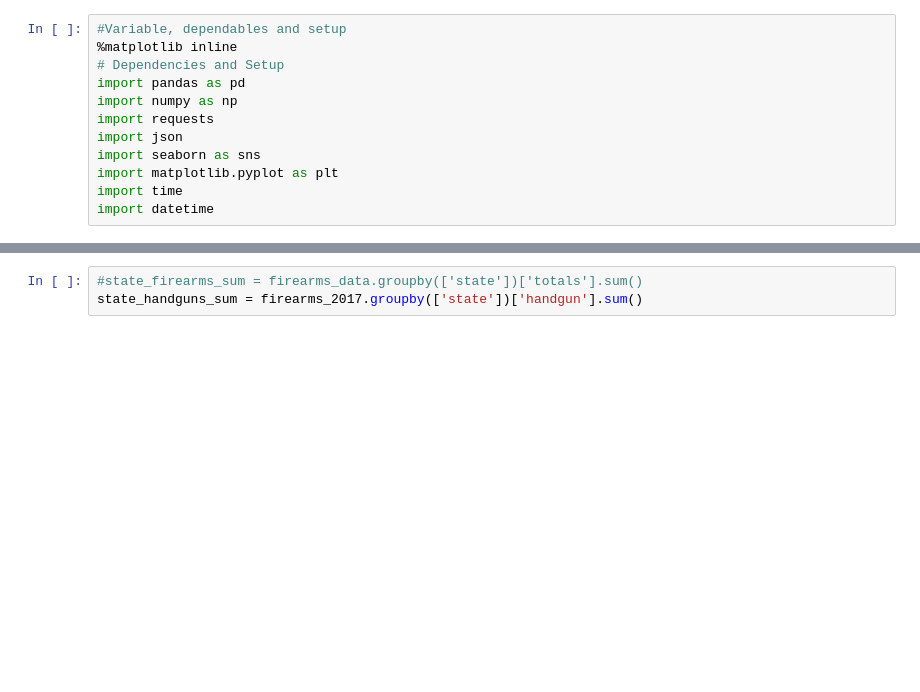
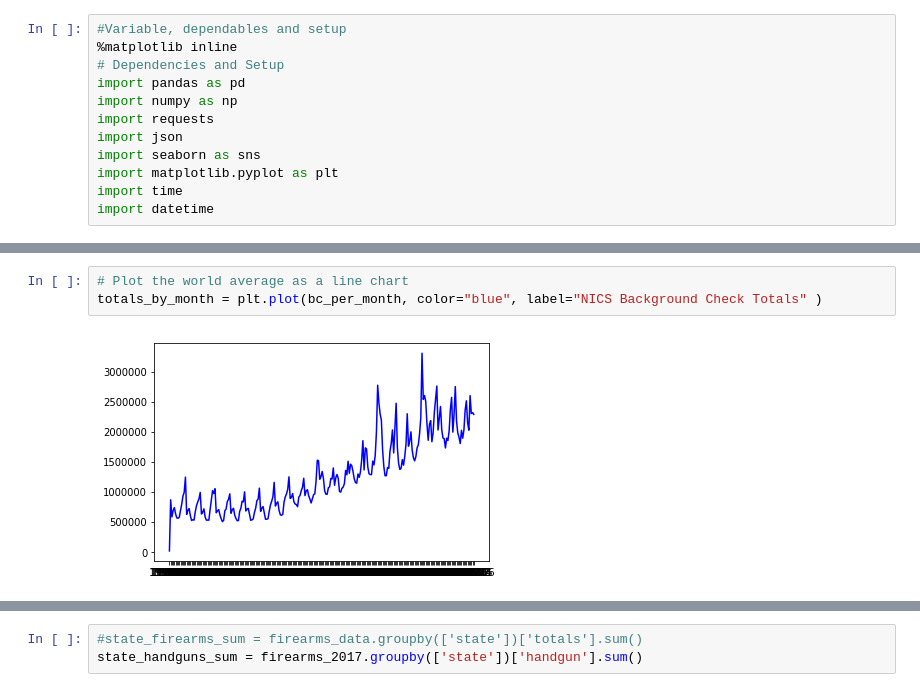
Before and after one commit to vabigdatamover/dream-team, a Jupyter notebook: GraphingFirearms_v1_Mike.ipynb, the cells around one changed output, grey strips where cells are left out. Drawn from its saved outputs; the diff is of its cells as text; blank space fills up the shorter version.

```diff
--- a/GraphingFirearms_v1_Mike.ipynb
+++ b/GraphingFirearms_v1_Mike.ipynb
@@ -45,0 +80,5 @@ firearms_data.head()
+# %%
+# Plot the world average as a line chart
+totals_by_month = plt.plot(bc_per_month, color="blue", label="NICS Background Check Totals" )
+# %% [output]
+[figure, added]
```
Also changed, not shown: parts of 14 cells of this notebook, 1 other file.
